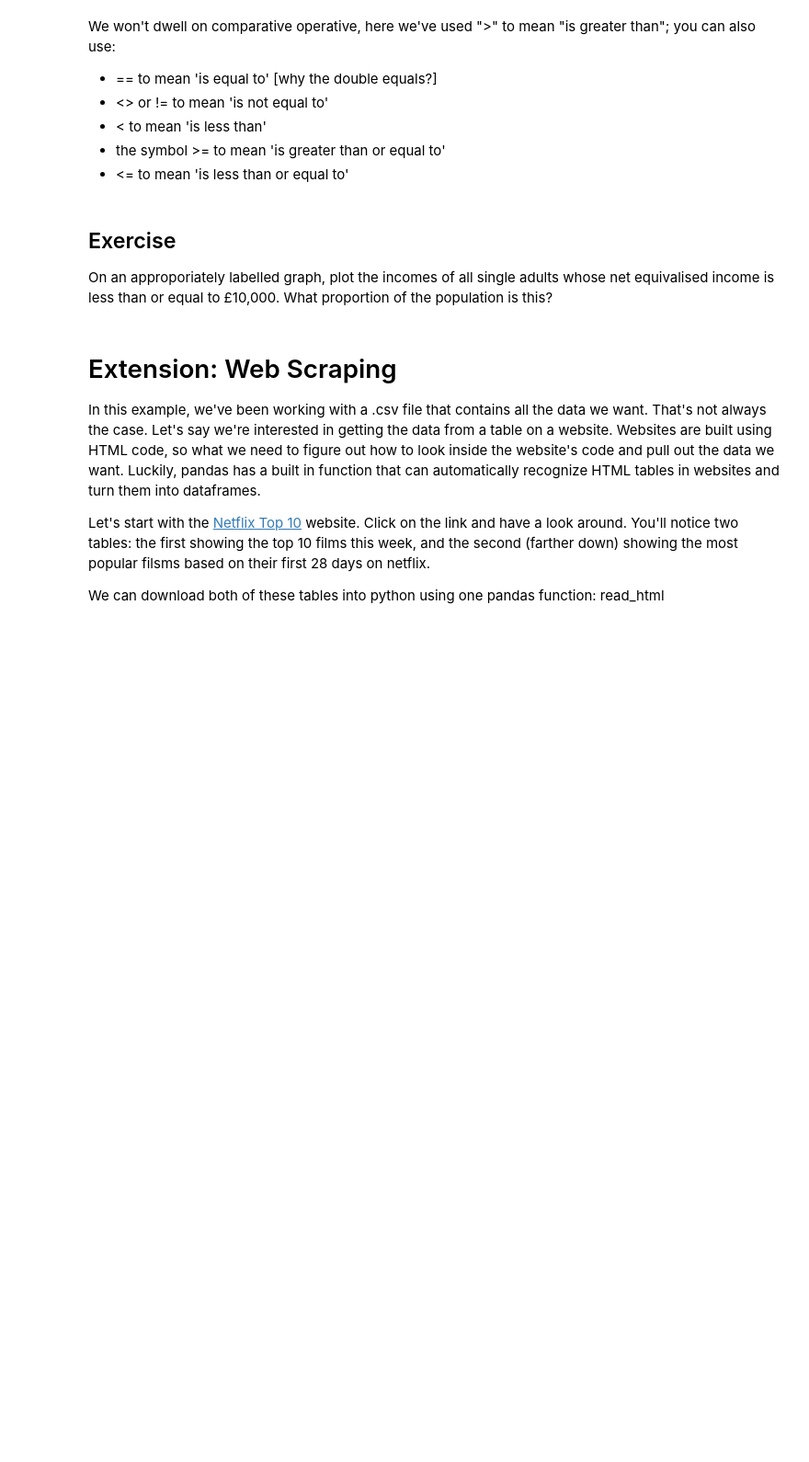
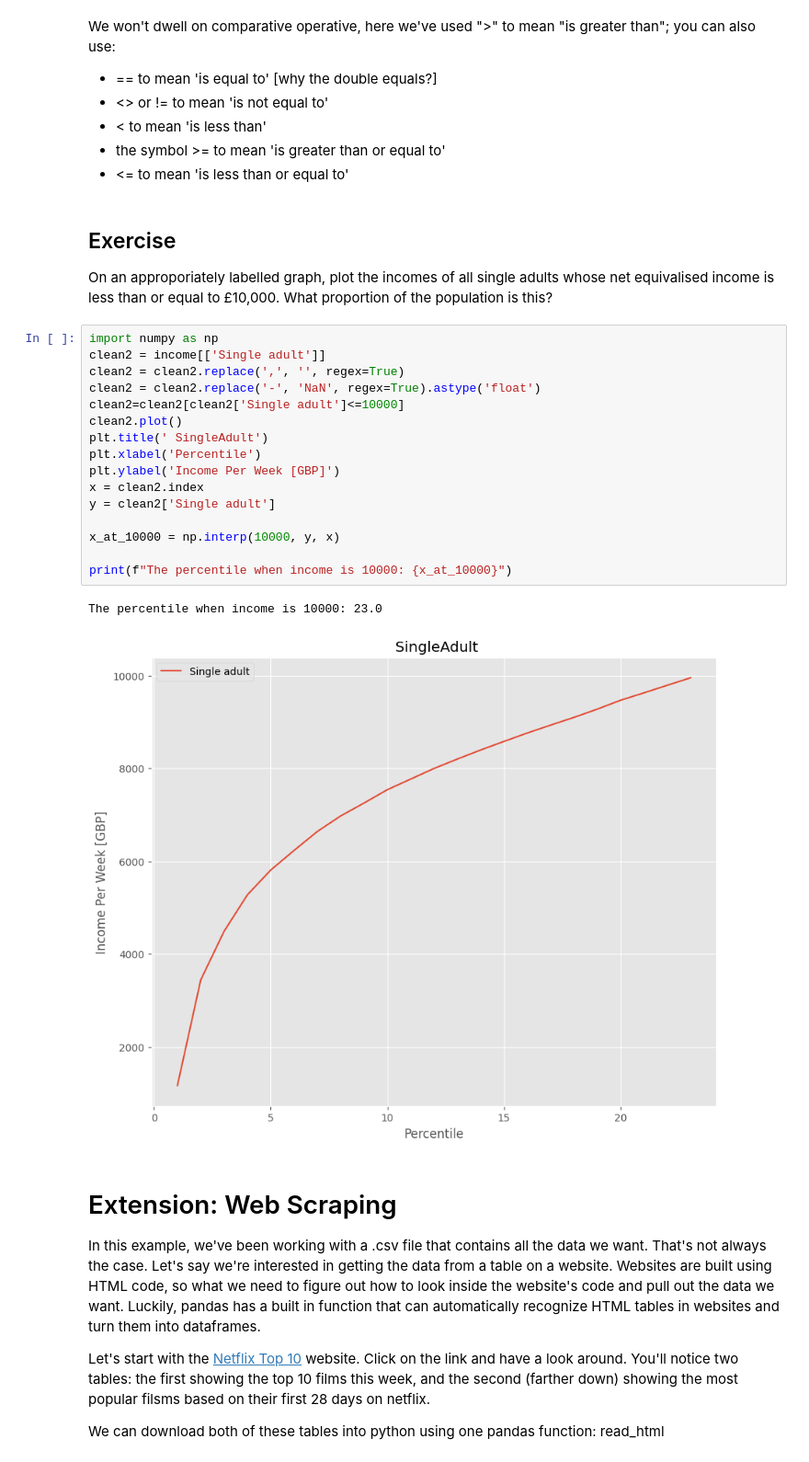
Before and after one commit to Lesiazhou/QM2, a Jupyter notebook: notebooks/W02. Pandas.ipynb, the cells around one changed output. Shown at 92% size. Cells and saved outputs as stored; diff of their text form; blank space fills up the shorter version.

```diff
--- a/notebooks/W02. Pandas.ipynb
+++ b/notebooks/W02. Pandas.ipynb
@@ -345,6 +384,25 @@ We won't dwell on comparative operative, here we've used ">" to mean "is greater
 # %% [markdown]
 ## Exercise
 On an approporiately labelled graph, plot the incomes of all single adults whose net equivalised income is less than or equal to £10,000. What proportion of the population is this?
+# %%
+import numpy as np
+clean2 = income[['Single adult']]
+clean2 = clean2.replace(',', '', regex=True)
+clean2 = clean2.replace('-', 'NaN', regex=True).astype('float')
+clean2=clean2[clean2['Single adult']<=10000]
+clean2.plot()
+plt.title(' SingleAdult')
+plt.xlabel('Percentile')
+plt.ylabel('Income Per Week [GBP]')
+x = clean2.index
+y = clean2['Single adult']
+
+x_at_10000 = np.interp(10000, y, x)
+
+print(f"The percentile when income is 10000: {x_at_10000}")
+# %% [output]
+The percentile when income is 10000: 23.0
+[figure, added]
 # %% [markdown]
 # Extension: Web Scraping
 
```
Also changed, not shown: parts of 11 cells of this notebook.
